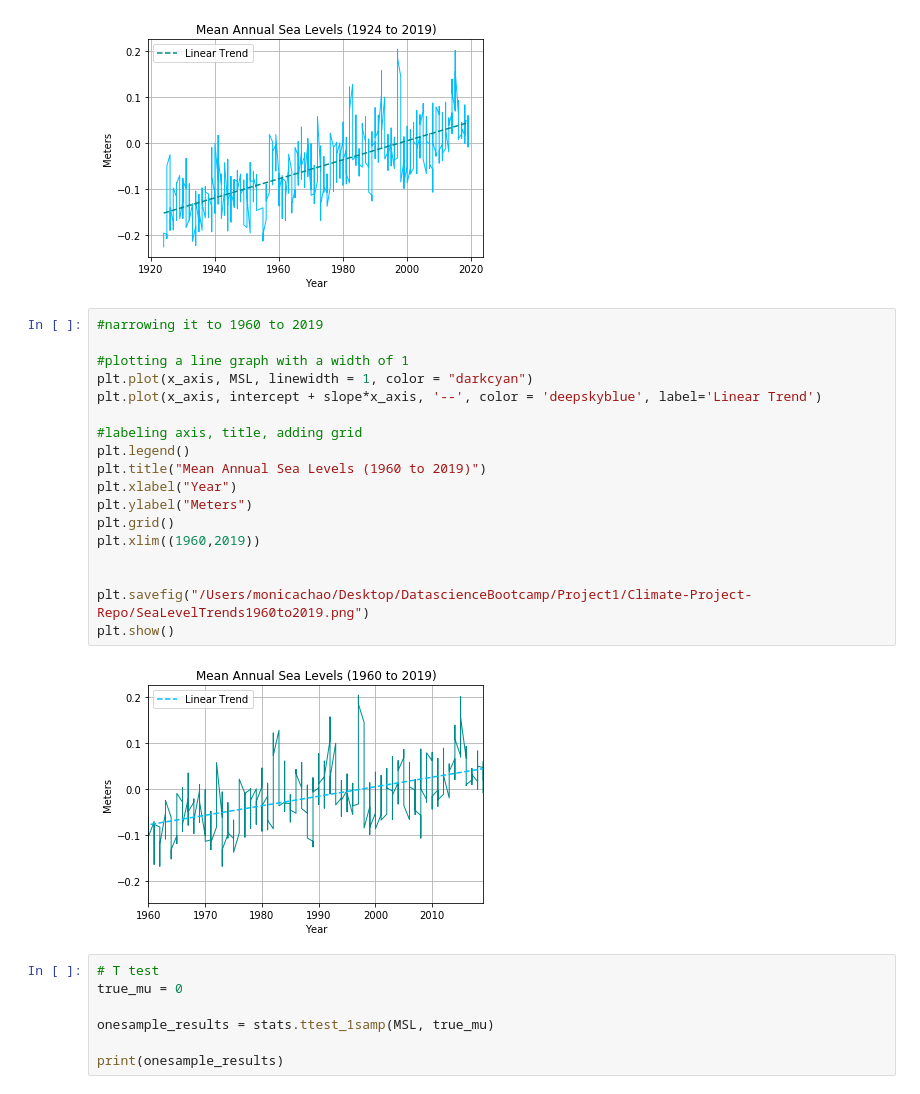
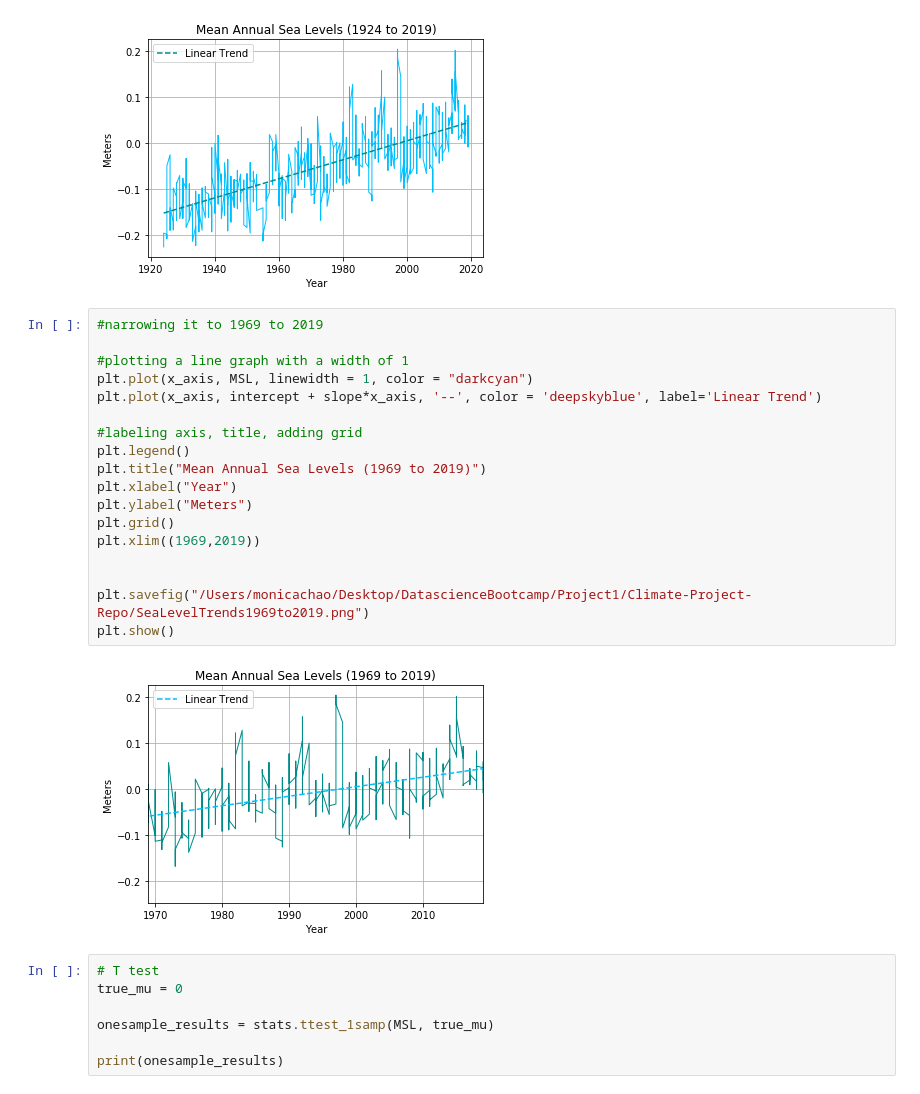
Before and after one commit to giantmagellan/sandiego-climate-analysis, a Jupyter notebook: SeaLevels.ipynb, the cells around one changed output. Cells and saved outputs as stored; diff of their text form.

```diff
--- a/SeaLevels.ipynb
+++ b/SeaLevels.ipynb
@@ -152,25 +152,25 @@ plt.show()
 # %% [output]
 [figure]
 # %%
-#narrowing it to 1960 to 2019
+#narrowing it to 1969 to 2019
 
 #plotting a line graph with a width of 1
 plt.plot(x_axis, MSL, linewidth = 1, color = "darkcyan")
 plt.plot(x_axis, intercept + slope*x_axis, '--', color = 'deepskyblue', label='Linear Trend')
 
 #labeling axis, title, adding grid
 plt.legend()
-plt.title("Mean Annual Sea Levels (1960 to 2019)")
+plt.title("Mean Annual Sea Levels (1969 to 2019)")
 plt.xlabel("Year")
 plt.ylabel("Meters")
 plt.grid()
-plt.xlim((1960,2019))
+plt.xlim((1969,2019))
 
 
-plt.savefig("/Users/monicachao/Desktop/DatascienceBootcamp/Project1/Climate-Project-Repo/SeaLevelTrends1960to2019.png")
+plt.savefig("/Users/monicachao/Desktop/DatascienceBootcamp/Project1/Climate-Project-Repo/SeaLevelTrends1969to2019.png")
 plt.show()
 # %% [output]
-[figure, old version]
+[figure, new version]
 # %%
 # T test
 true_mu = 0
```
Also changed, not shown: parts of 1 cell of this notebook, 4 other files.
